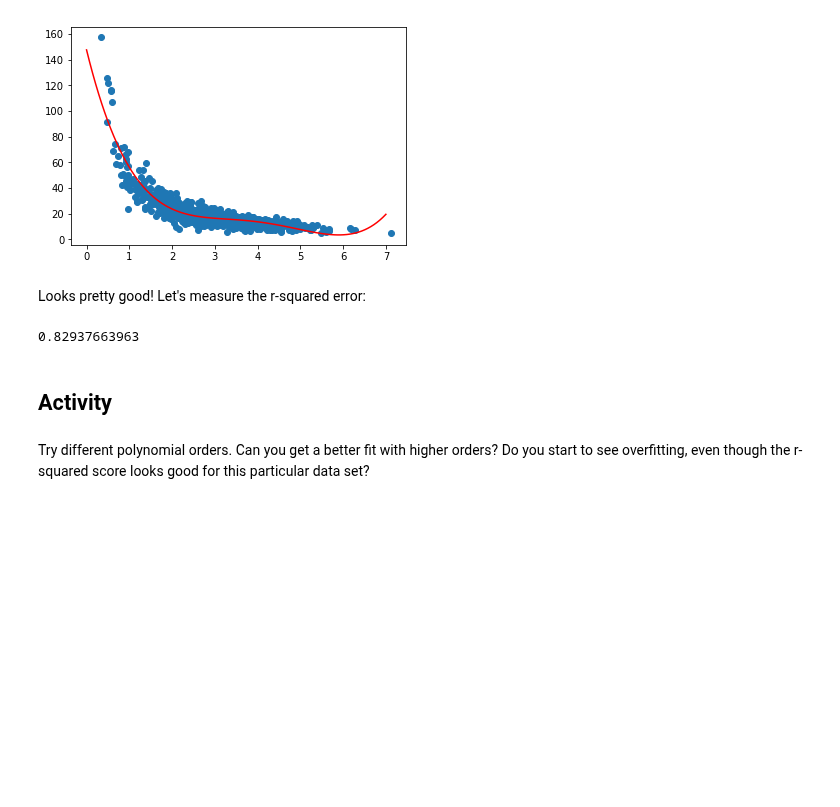
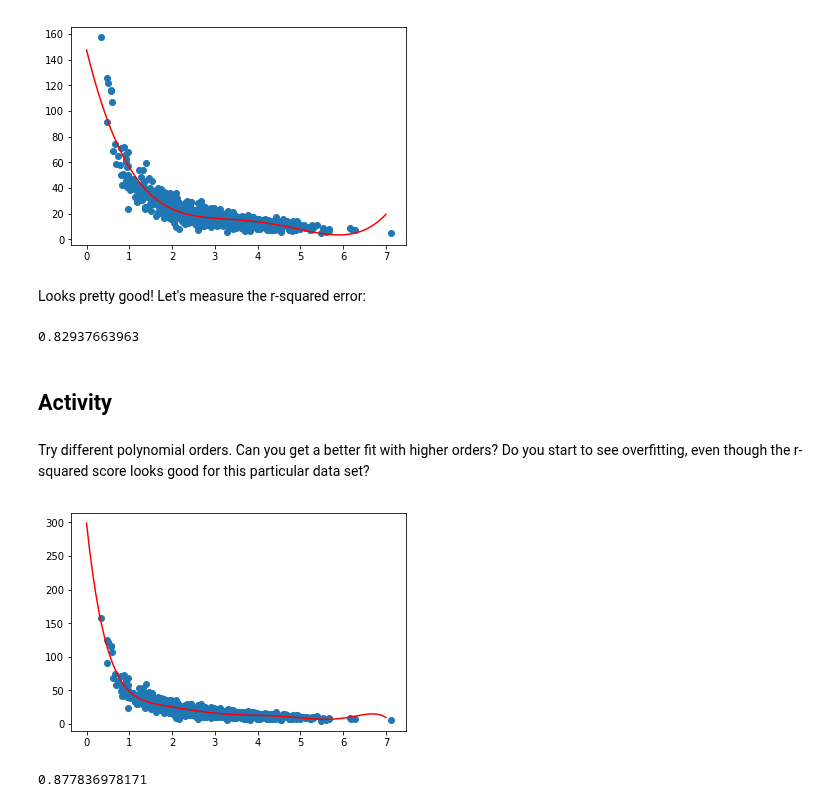
Before and after one commit to jbcodeforce/ML-studies, a Jupyter notebook: DataScience-Python3/PolynomialRegression.ipynb, the cells around one changed output. Cells and saved outputs as stored; diff of their text form; code cells hidden in the pictures; blank space fills up the shorter version.

```diff
--- a/DataScience-Python3/PolynomialRegression.ipynb
+++ b/DataScience-Python3/PolynomialRegression.ipynb
@@ -47,3 +47,12 @@ print(r2)
 ## Activity
 # %% [markdown]
 Try different polynomial orders. Can you get a better fit with higher orders? Do you start to see overfitting, even though the r-squared score looks good for this particular data set?
+# %%
+p7 = np.poly1d(np.polyfit(x, y, 7))
+plt.scatter(x, y)
+plt.plot(xp, p7(xp), c='r')
+plt.show()
+print(r2_score(y, p7(x)))
+# %% [output]
+[figure, added]
+0.877836978171
```
Also changed, not shown: parts of 1 cell of this notebook, 9 other files.
